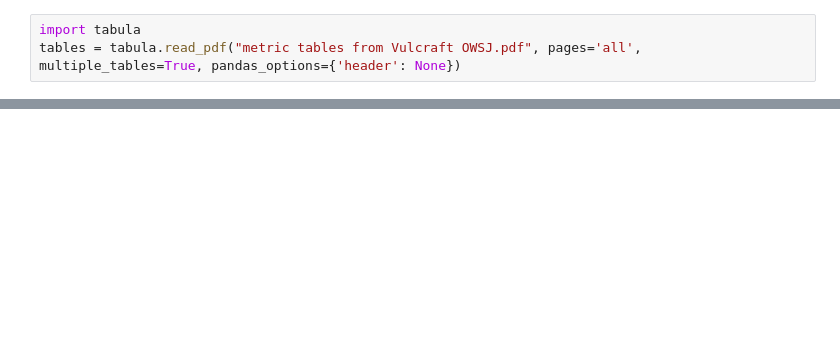
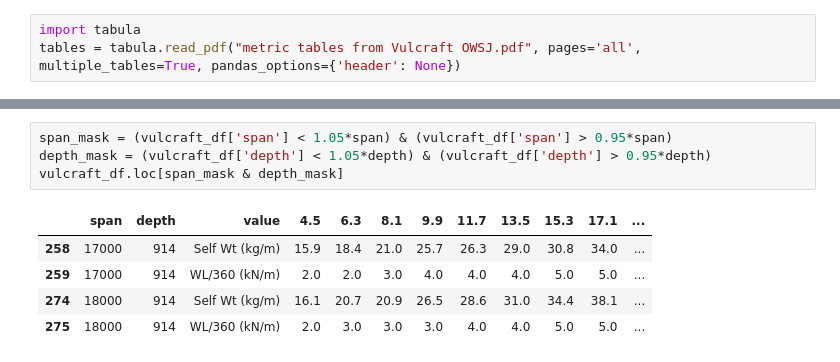
Before and after one commit to flit-float-fly/truss_analyzer_PFSE, a Jupyter notebook: truss_analyzer_tester.ipynb, the cells around one changed output, grey strips where cells are left out. Drawn from its saved outputs; the diff is of its cells as text; blank space fills up the shorter version.

```diff
--- a/truss_analyzer_tester.ipynb
+++ b/truss_analyzer_tester.ipynb
@@ -92,0 +261,10 @@ dtype('O')
+# %%
+span_mask = (vulcraft_df['span'] < 1.05*span) & (vulcraft_df['span'] > 0.95*span)
+depth_mask = (vulcraft_df['depth'] < 1.05*depth) & (vulcraft_df['depth'] > 0.95*depth)
+vulcraft_df.loc[span_mask & depth_mask]
+# %% [output]
+|  | span | depth | value | 4.5 | 6.3 | 8.1 | 9.9 | 11.7 | 13.5 | 15.3 | 17.1 | ... |
+| 258 | 17000 | 914 | Self Wt (kg/m) | 15.9 | 18.4 | 21.0 | 25.7 | 26.3 | 29.0 | 30.8 | 34.0 | ... |
+| 259 | 17000 | 914 | WL/360 (kN/m) | 2.0 | 2.0 | 3.0 | 4.0 | 4.0 | 4.0 | 5.0 | 5.0 | ... |
+| 274 | 18000 | 914 | Self Wt (kg/m) | 16.1 | 20.7 | 20.9 | 26.5 | 28.6 | 31.0 | 34.4 | 38.1 | ... |
+| 275 | 18000 | 914 | WL/360 (kN/m) | 2.0 | 3.0 | 3.0 | 3.0 | 4.0 | 4.0 | 5.0 | 5.0 | ... |
```
Also changed, not shown: parts of 15 cells of this notebook.
